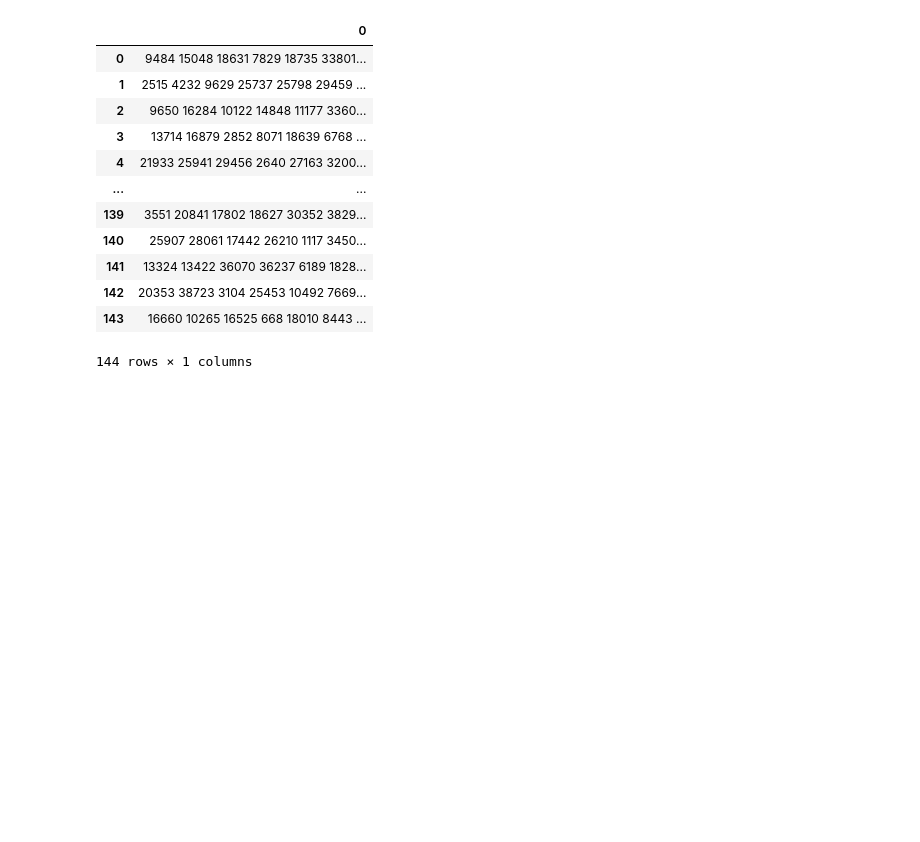
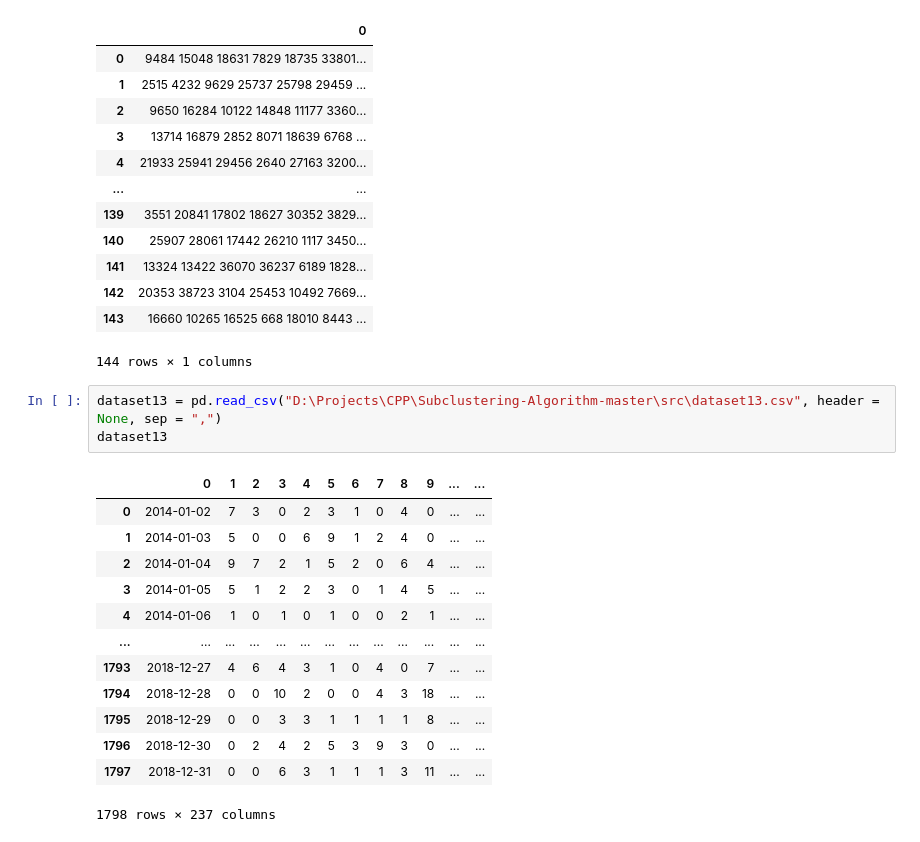
Before and after one commit to Khelyr/SUBCLU, a Jupyter notebook: SubCLU.ipynb, the cells around one changed output. Saved outputs shown, nothing was run; the diff lists cells and outputs as text; blank space fills up the shorter version.

```diff
--- a/SubCLU.ipynb
+++ b/SubCLU.ipynb
@@ -467,3 +467,20 @@ dataset9_min100clusters
 | 142 | 20353 38723 3104 25453 10492 7669... |
 | 143 | 16660 10265 16525 668 18010 8443 ... |
 144 rows × 1 columns
+# %%
+dataset13 = pd.read_csv("D:\Projects\CPP\Subclustering-Algorithm-master\src\dataset13.csv", header = None, sep = ",")
+dataset13
+# %% [output]
+|  | 0 | 1 | 2 | 3 | 4 | 5 | 6 | 7 | 8 | 9 | ... | ... |
+| 0 | 2014-01-02 | 7 | 3 | 0 | 2 | 3 | 1 | 0 | 4 | 0 | ... | ... |
+| 1 | 2014-01-03 | 5 | 0 | 0 | 6 | 9 | 1 | 2 | 4 | 0 | ... | ... |
+| 2 | 2014-01-04 | 9 | 7 | 2 | 1 | 5 | 2 | 0 | 6 | 4 | ... | ... |
+| 3 | 2014-01-05 | 5 | 1 | 2 | 2 | 3 | 0 | 1 | 4 | 5 | ... | ... |
+| 4 | 2014-01-06 | 1 | 0 | 1 | 0 | 1 | 0 | 0 | 2 | 1 | ... | ... |
+| ... | ... | ... | ... | ... | ... | ... | ... | ... | ... | ... | ... | ... |
+| 1793 | 2018-12-27 | 4 | 6 | 4 | 3 | 1 | 0 | 4 | 0 | 7 | ... | ... |
+| 1794 | 2018-12-28 | 0 | 0 | 10 | 2 | 0 | 0 | 4 | 3 | 18 | ... | ... |
+| 1795 | 2018-12-29 | 0 | 0 | 3 | 3 | 1 | 1 | 1 | 1 | 8 | ... | ... |
+| 1796 | 2018-12-30 | 0 | 2 | 4 | 2 | 5 | 3 | 9 | 3 | 0 | ... | ... |
+| 1797 | 2018-12-31 | 0 | 0 | 6 | 3 | 1 | 1 | 1 | 3 | 11 | ... | ... |
+1798 rows × 237 columns
```
Also changed, not shown: parts of 5 cells of this notebook.
